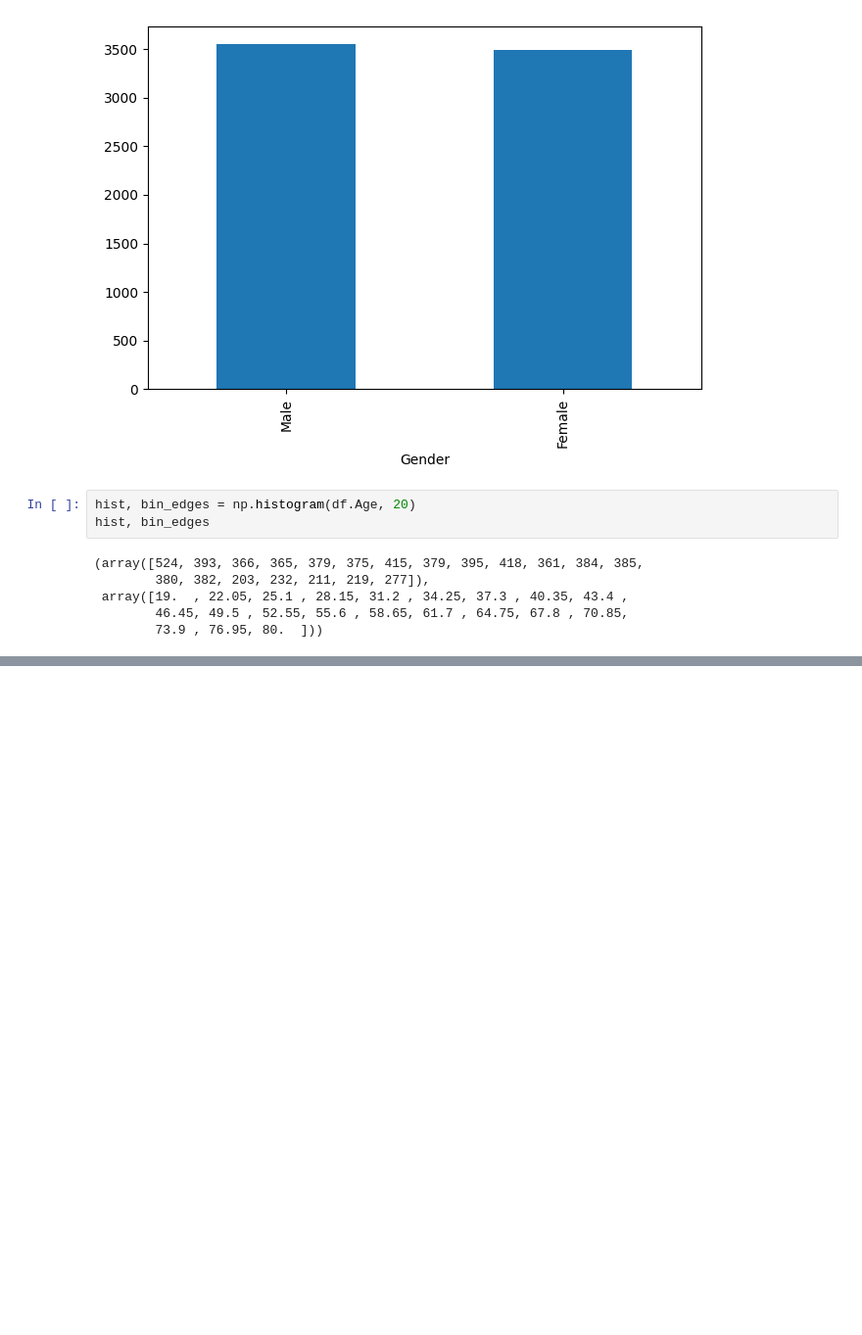
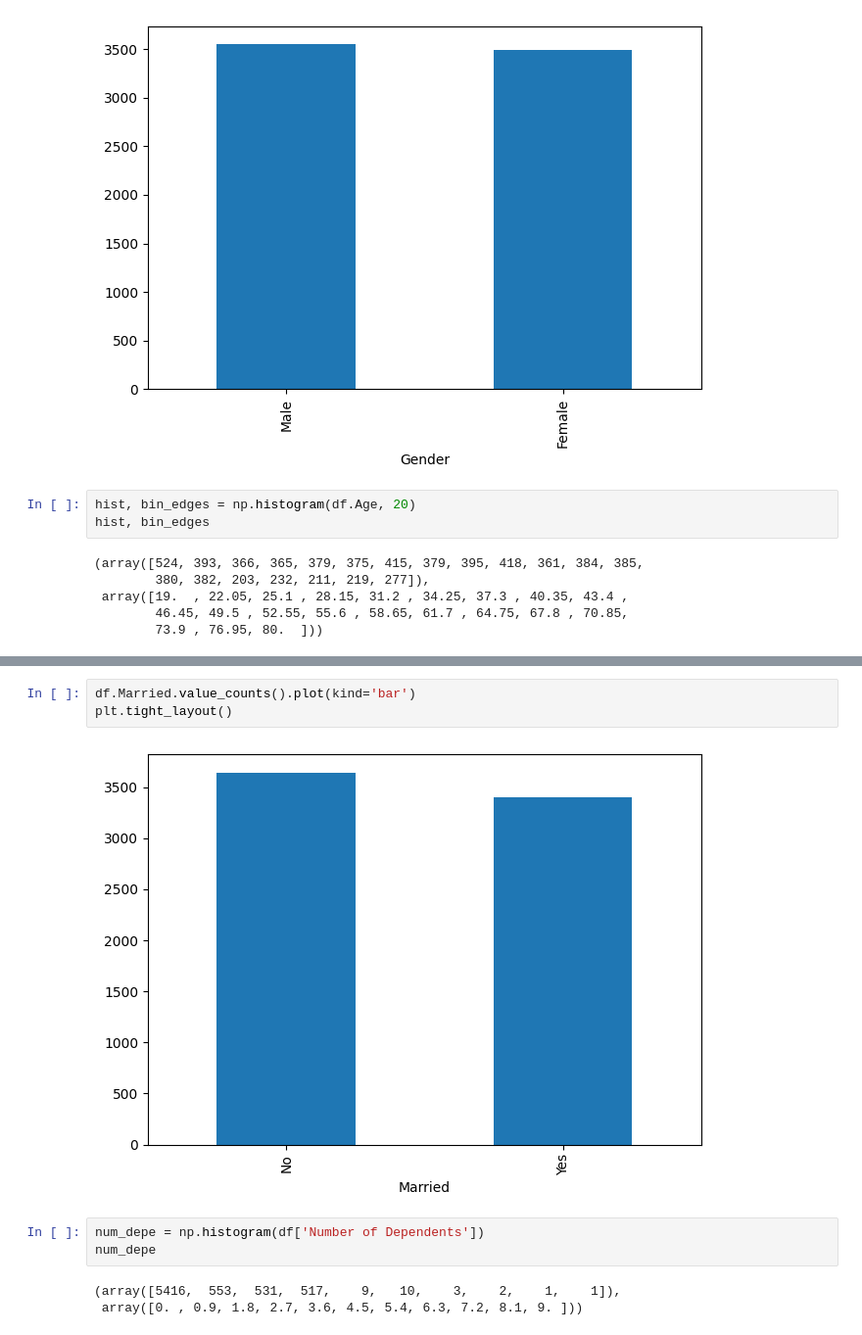
Before and after one commit to Seenuprime/Data-Analytics, a Jupyter notebook: Customer_churn.ipynb, the cells around one changed output, grey strips where cells are left out. Shown at 98% size. Saved outputs shown, nothing was run; the diff lists cells and outputs as text; blank space fills up the shorter version.

```diff
--- a/Customer_churn.ipynb
+++ b/Customer_churn.ipynb
@@ -66,0 +92,11 @@ plt.tight_layout()
+# %%
+df.Married.value_counts().plot(kind='bar')
+plt.tight_layout()
+# %% [output]
+[figure, added]
+# %%
+num_depe = np.histogram(df['Number of Dependents'])
+num_depe
+# %% [output]
+(array([5416,  553,  531,  517,    9,   10,    3,    2,    1,    1]),
+ array([0. , 0.9, 1.8, 2.7, 3.6, 4.5, 5.4, 6.3, 7.2, 8.1, 9. ]))
```
Also changed, not shown: parts of 8 cells of this notebook.
